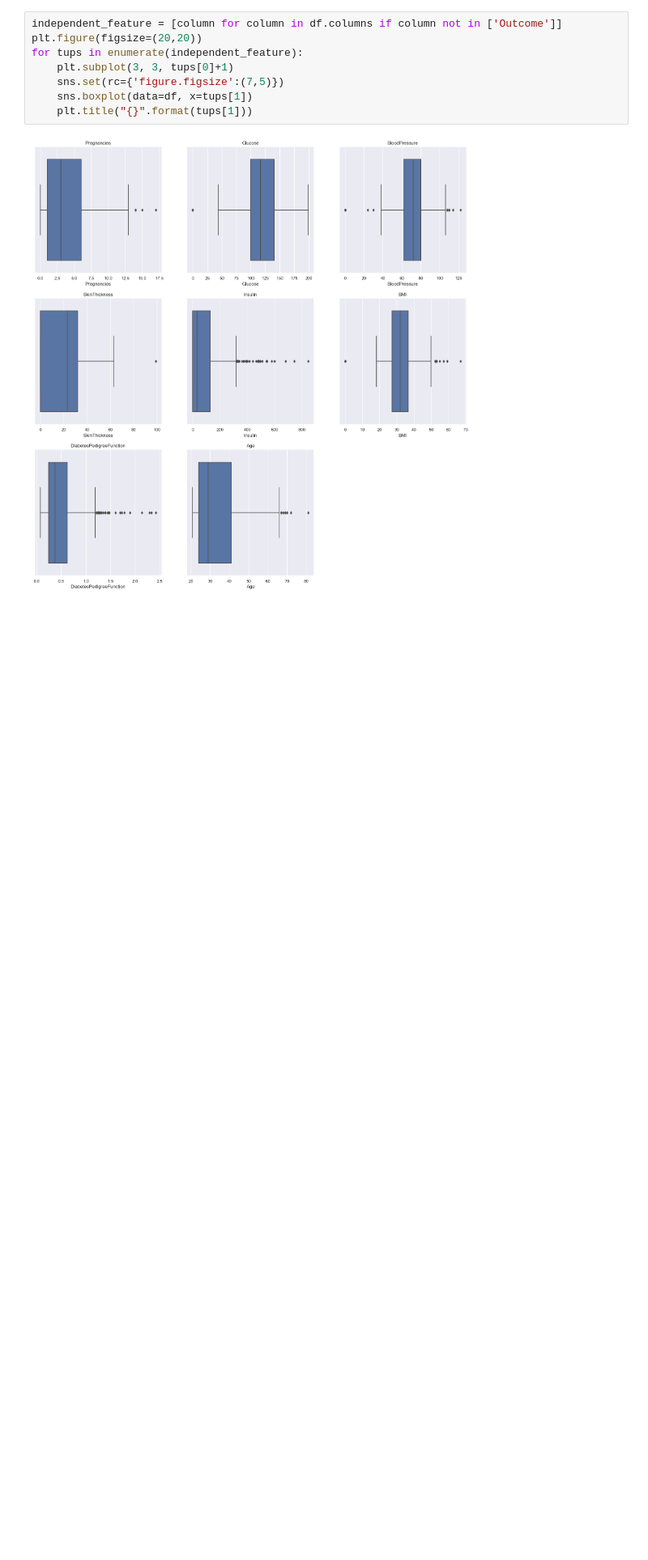
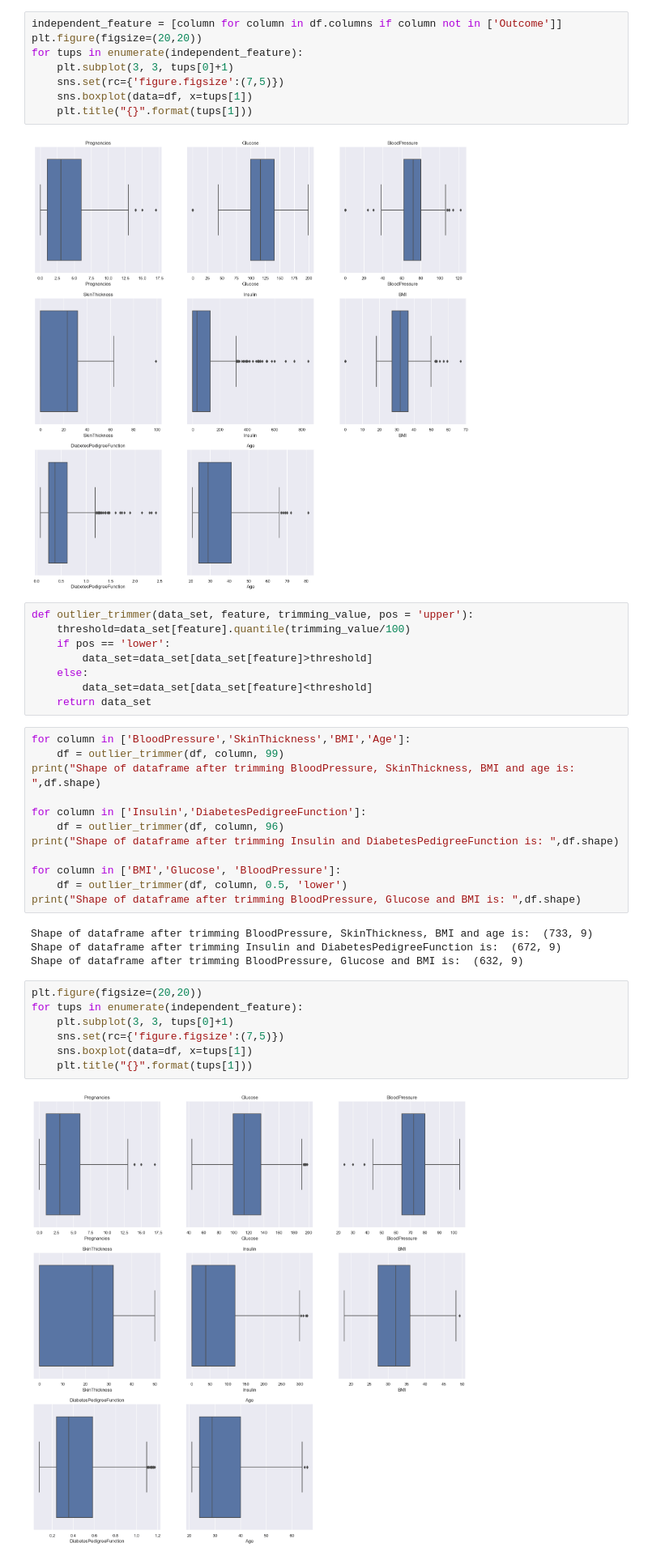
Before and after one commit to LoyumM/Diabetes-classification-with-deployment, a Jupyter notebook: Logsistic regression.ipynb, the cells around one changed output. Shown: that part at 81% size. Cells and saved outputs as stored; diff of their text form; blank space fills up the shorter version.

Commit message:
outlier removal

```diff
--- a/Logsistic regression.ipynb
+++ b/Logsistic regression.ipynb
@@ -104,3 +104,36 @@ for tups in enumerate(independent_feature):
     plt.title("{}".format(tups[1]))
 # %% [output]
 [figure]
+# %%
+def outlier_trimmer(data_set, feature, trimming_value, pos = 'upper'):
+    threshold=data_set[feature].quantile(trimming_value/100)
+    if pos == 'lower':
+        data_set=data_set[data_set[feature]>threshold]
+    else:
+        data_set=data_set[data_set[feature]<threshold]
+    return data_set
+# %%
+for column in ['BloodPressure','SkinThickness','BMI','Age']:
+    df = outlier_trimmer(df, column, 99)
+print("Shape of dataframe after trimming BloodPressure, SkinThickness, BMI and age is: ",df.shape)
+
+for column in ['Insulin','DiabetesPedigreeFunction']:
+    df = outlier_trimmer(df, column, 96)
+print("Shape of dataframe after trimming Insulin and DiabetesPedigreeFunction is: ",df.shape)
+
+for column in ['BMI','Glucose', 'BloodPressure']:
+    df = outlier_trimmer(df, column, 0.5, 'lower')
+print("Shape of dataframe after trimming BloodPressure, Glucose and BMI is: ",df.shape)
+# %% [output]
+Shape of dataframe after trimming BloodPressure, SkinThickness, BMI and age is:  (733, 9)
+Shape of dataframe after trimming Insulin and DiabetesPedigreeFunction is:  (672, 9)
+Shape of dataframe after trimming BloodPressure, Glucose and BMI is:  (632, 9)
+# %%
+plt.figure(figsize=(20,20))
+for tups in enumerate(independent_feature):
+    plt.subplot(3, 3, tups[0]+1)
+    sns.set(rc={'figure.figsize':(7,5)})
+    sns.boxplot(data=df, x=tups[1])
+    plt.title("{}".format(tups[1]))
+# %% [output]
+[figure, added]
```
Also changed, not shown: parts of 1 cell of this notebook.
